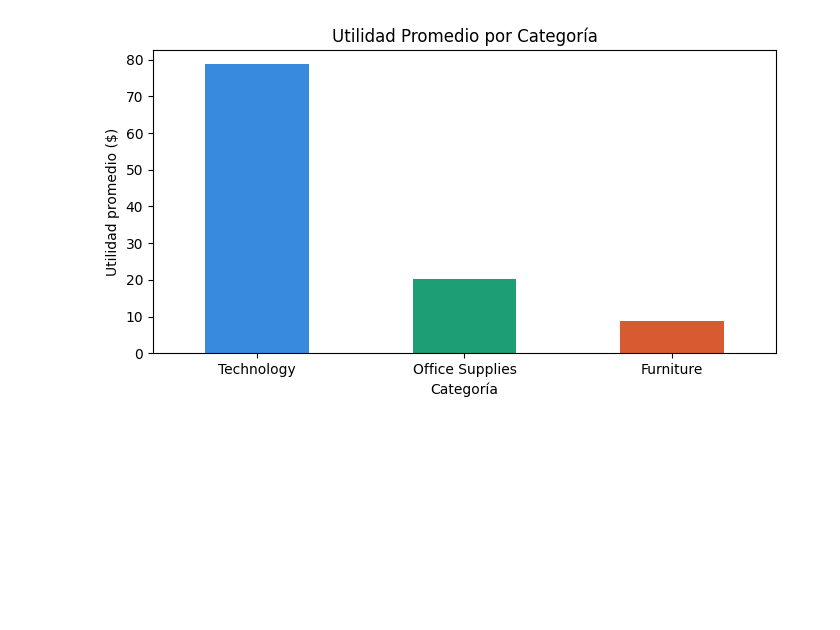
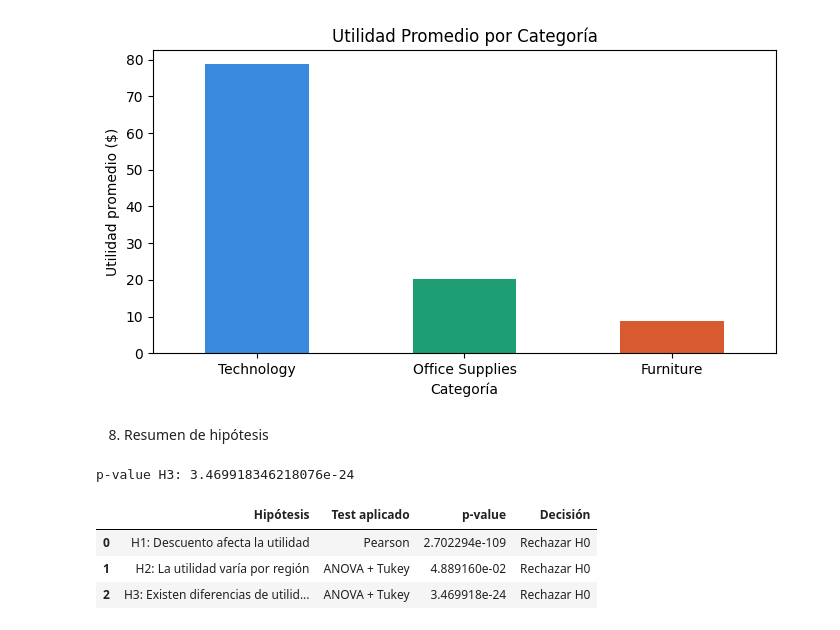
Before and after one commit to DaihanaMora/E-commerce, a Jupyter notebook: Fase3_Preparacion_Datos.ipynb, the cells around one changed output. Cells and saved outputs as stored; diff of their text form; code cells hidden in the pictures; blank space fills up the shorter version.

Commit message:
resumen de hipotesis

```diff
--- a/Fase3_Preparacion_Datos.ipynb
+++ b/Fase3_Preparacion_Datos.ipynb
@@ -348,3 +348,52 @@ Resultado: Se RECHAZA H₀ ✓
 Office Supplies      Technology   58.425    0.0 43.8977 72.9522   True
 ----------------------------------------------------------------------
 [figure]
+# %% [markdown]
+8. Resumen de hipótesis
+# %%
+# H1: Pearson
+corr, p_value_h1 = stats.pearsonr(df['Discount'], df['Profit'])
+
+# H2: ANOVA por región
+anova_h2 = stats.f_oneway(
+    df[df['Region']=='East']['Profit'],
+    df[df['Region']=='West']['Profit'],
+    df[df['Region']=='Central']['Profit'],
+    df[df['Region']=='South']['Profit']
+)
+
+p_value_h2 = anova_h2.pvalue
+
+# H3: ANOVA por categoría (rentabilidad)
+anova_h3 = stats.f_oneway(
+    df[df['Category']=='Technology']['Profit'],
+    df[df['Category']=='Furniture']['Profit'],
+    df[df['Category']=='Office Supplies']['Profit']
+)
+
+p_value_h3 = anova_h3.pvalue
+
+print('p-value H3:', p_value_h3)
+
+resumen = pd.DataFrame({
+    'Hipótesis': [
+        'H1: Descuento afecta la utilidad',
+        'H2: La utilidad varía por región',
+        'H3: Existen diferencias de utilidad entre categorías'
+    ],
+    'Test aplicado': ['Pearson', 'ANOVA + Tukey', 'ANOVA + Tukey'],
+    'p-value': [p_value_h1, p_value_h2, p_value_h3],
+    'Decisión': [
+        'Rechazar H0' if p_value_h1 < 0.05 else 'No rechazar H0',
+        'Rechazar H0' if p_value_h2 < 0.05 else 'No rechazar H0',
+        'Rechazar H0' if p_value_h3 < 0.05 else 'No rechazar H0'
+    ]
+})
+
+resumen
+# %% [output]
+p-value H3: 3.469918346218076e-24
+|  | Hipótesis | Test aplicado | p-value | Decisión |
+| 0 | H1: Descuento afecta la utilidad | Pearson | 2.702294e-109 | Rechazar H0 |
+| 1 | H2: La utilidad varía por región | ANOVA + Tukey | 4.889160e-02 | Rechazar H0 |
+| 2 | H3: Existen diferencias de utilid... | ANOVA + Tukey | 3.469918e-24 | Rechazar H0 |
```
